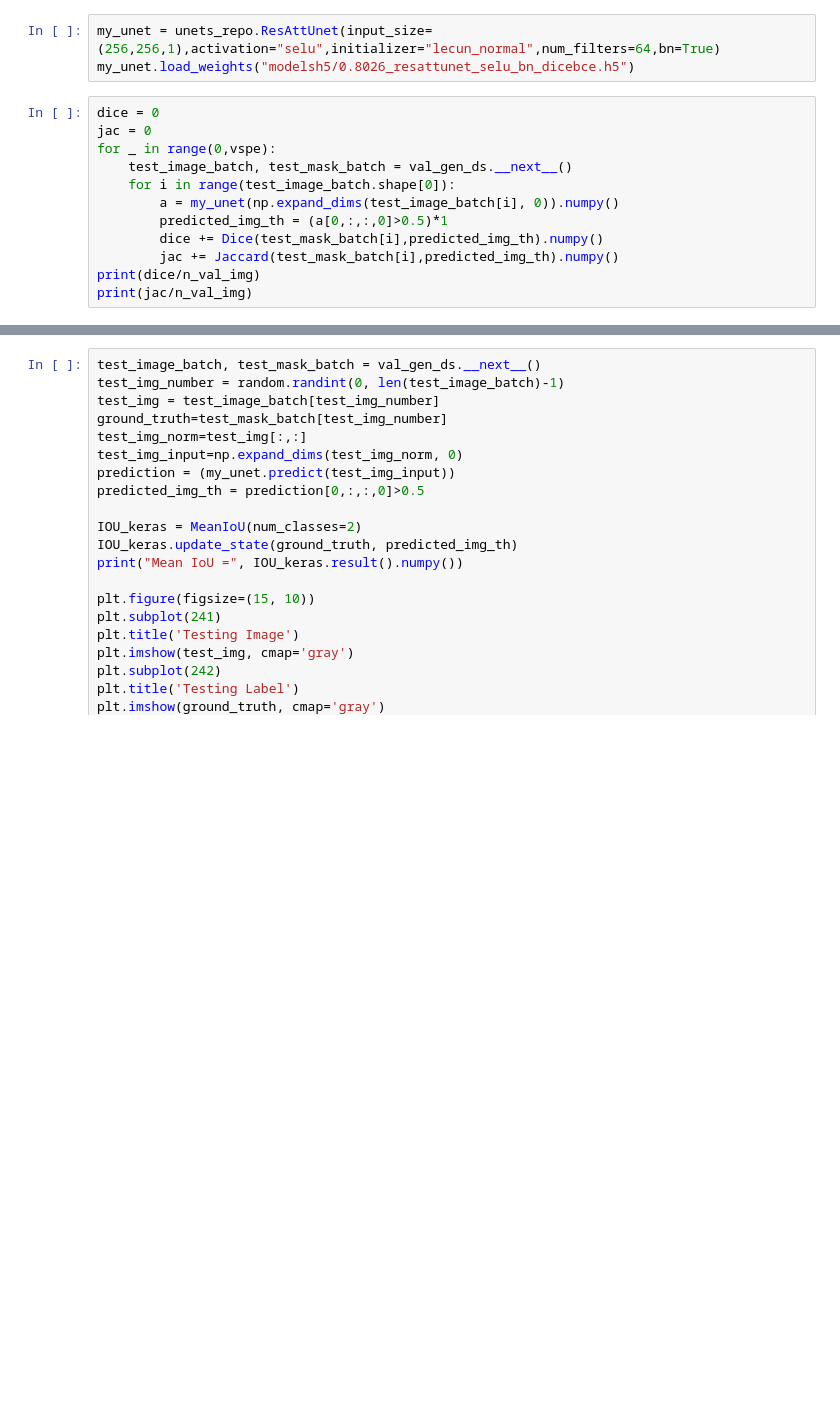
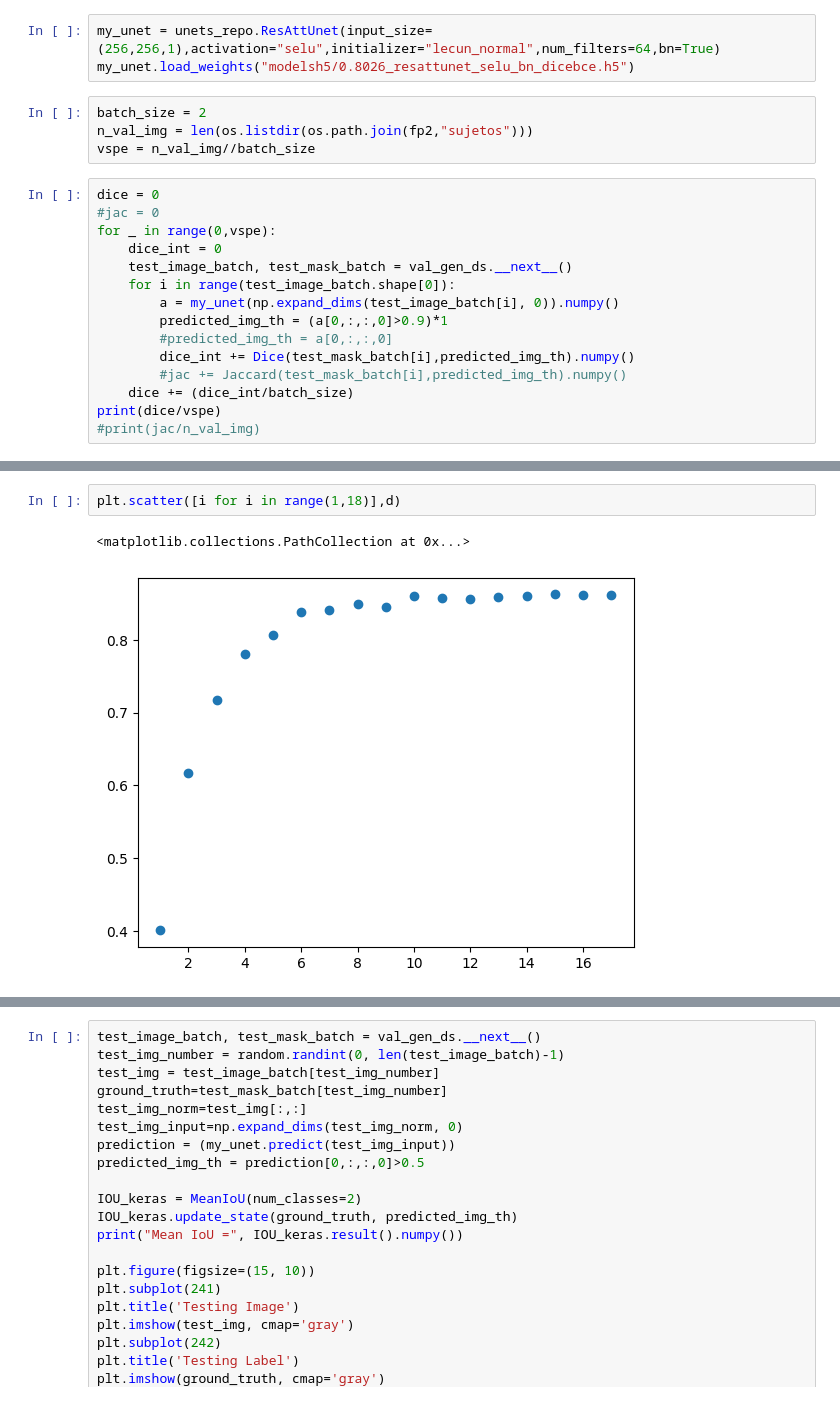
Before and after one commit to mpierangeli/PFI, a Jupyter notebook: unet_v6.ipynb, the cells around one changed output, grey strips where cells are left out. Saved outputs shown, nothing was run; the diff lists cells and outputs as text; blank space fills up the shorter version.

```diff
--- a/unet_v6.ipynb
+++ b/unet_v6.ipynb
@@ -392,16 +365,23 @@ my_unet.load_weights("modelsh5/0.8233_classicunet_selu_lecun_aug_dicebce.h5")
 # %%
 my_unet = unets_repo.ResAttUnet(input_size=(256,256,1),activation="selu",initializer="lecun_normal",num_filters=64,bn=True)
 my_unet.load_weights("modelsh5/0.8026_resattunet_selu_bn_dicebce.h5")
+# %%
+batch_size = 2
+n_val_img = len(os.listdir(os.path.join(fp2,"sujetos")))
+vspe = n_val_img//batch_size
 # %%
 dice = 0
-jac = 0
+#jac = 0
 for _ in range(0,vspe):
+    dice_int = 0
     test_image_batch, test_mask_batch = val_gen_ds.__next__()
     for i in range(test_image_batch.shape[0]):
         a = my_unet(np.expand_dims(test_image_batch[i], 0)).numpy()
-        predicted_img_th = (a[0,:,:,0]>0.5)*1
-        dice += Dice(test_mask_batch[i],predicted_img_th).numpy()
-        jac += Jaccard(test_mask_batch[i],predicted_img_th).numpy()
-print(dice/n_val_img)
-print(jac/n_val_img)
+        predicted_img_th = (a[0,:,:,0]>0.9)*1
+        #predicted_img_th = a[0,:,:,0]
+        dice_int += Dice(test_mask_batch[i],predicted_img_th).numpy()
+        #jac += Jaccard(test_mask_batch[i],predicted_img_th).numpy()
+    dice += (dice_int/batch_size)
+print(dice/vspe)
+#print(jac/n_val_img)
 # %% [output]
@@ -409,0 +398,5 @@ print(jac/n_val_img)
+# %%
+plt.scatter([i for i in range(1,18)],d)
+# %% [output]
+<matplotlib.collections.PathCollection at 0x...>
+[figure, added]
```
Also changed, not shown: parts of 14 cells of this notebook, 4 other files.
